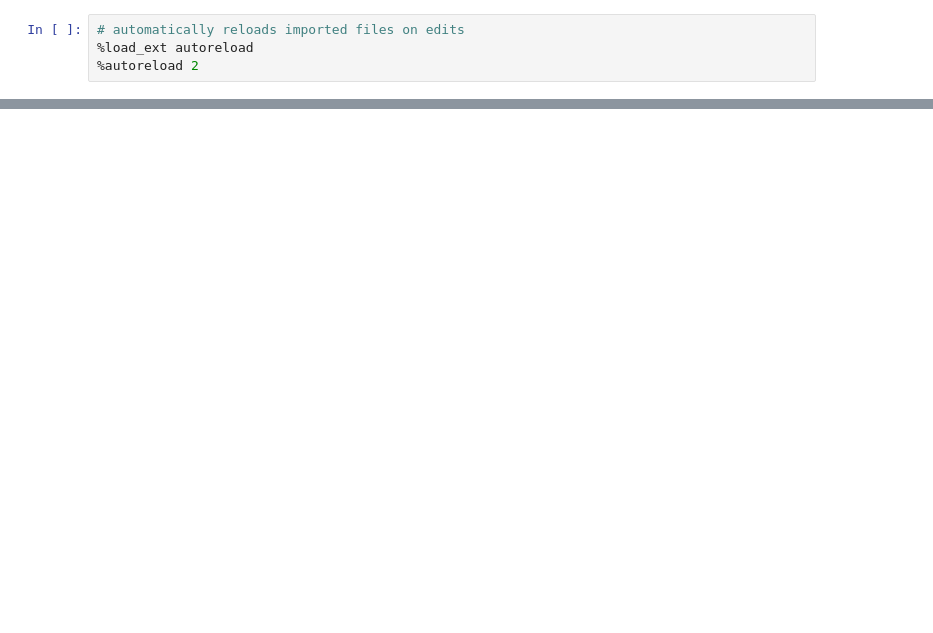
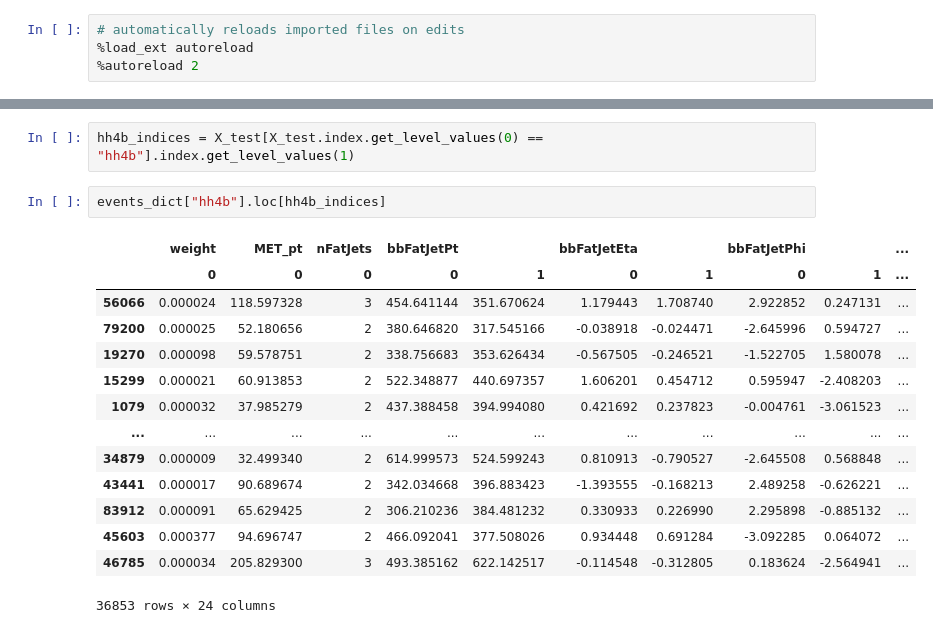
Before and after one commit to LPC-HH/HH4b, a Jupyter notebook: src/HH4b/boosted/BDT_boosted.ipynb, the cells around one changed output, grey strips where cells are left out. Cells and saved outputs as stored; diff of their text form; blank space fills up the shorter version.

```diff
--- a/src/HH4b/boosted/BDT_boosted.ipynb
+++ b/src/HH4b/boosted/BDT_boosted.ipynb
@@ -292,0 +453,19 @@ ttbar_scores = bdt_model.predict_proba(X_test.loc["ttbar"])[:, 1]
+# %%
+hh4b_indices = X_test[X_test.index.get_level_values(0) == "hh4b"].index.get_level_values(1)
+# %%
+events_dict["hh4b"].loc[hh4b_indices]
+# %% [output]
+|  | weight | MET_pt | nFatJets | bbFatJetPt |  | bbFatJetEta |  | bbFatJetPhi |  | ... |
+|  | 0 | 0 | 0 | 0 | 1 | 0 | 1 | 0 | 1 | ... |
+| 56066 | 0.000024 | 118.597328 | 3 | 454.641144 | 351.670624 | 1.179443 | 1.708740 | 2.922852 | 0.247131 | ... |
+| 79200 | 0.000025 | 52.180656 | 2 | 380.646820 | 317.545166 | -0.038918 | -0.024471 | -2.645996 | 0.594727 | ... |
+| 19270 | 0.000098 | 59.578751 | 2 | 338.756683 | 353.626434 | -0.567505 | -0.246521 | -1.522705 | 1.580078 | ... |
+| 15299 | 0.000021 | 60.913853 | 2 | 522.348877 | 440.697357 | 1.606201 | 0.454712 | 0.595947 | -2.408203 | ... |
+| 1079 | 0.000032 | 37.985279 | 2 | 437.388458 | 394.994080 | 0.421692 | 0.237823 | -0.004761 | -3.061523 | ... |
+| ... | ... | ... | ... | ... | ... | ... | ... | ... | ... | ... |
+| 34879 | 0.000009 | 32.499340 | 2 | 614.999573 | 524.599243 | 0.810913 | -0.790527 | -2.645508 | 0.568848 | ... |
+| 43441 | 0.000017 | 90.689674 | 2 | 342.034668 | 396.883423 | -1.393555 | -0.168213 | 2.489258 | -0.626221 | ... |
+| 83912 | 0.000091 | 65.629425 | 2 | 306.210236 | 384.481232 | 0.330933 | 0.226990 | 2.295898 | -0.885132 | ... |
+| 45603 | 0.000377 | 94.696747 | 2 | 466.092041 | 377.508026 | 0.934448 | 0.691284 | -3.092285 | 0.064072 | ... |
+| 46785 | 0.000034 | 205.829300 | 3 | 493.385162 | 622.142517 | -0.114548 | -0.312805 | 0.183624 | -2.564941 | ... |
+36853 rows × 24 columns
```
Also changed, not shown: parts of 43 cells of this notebook, 34 other files.
